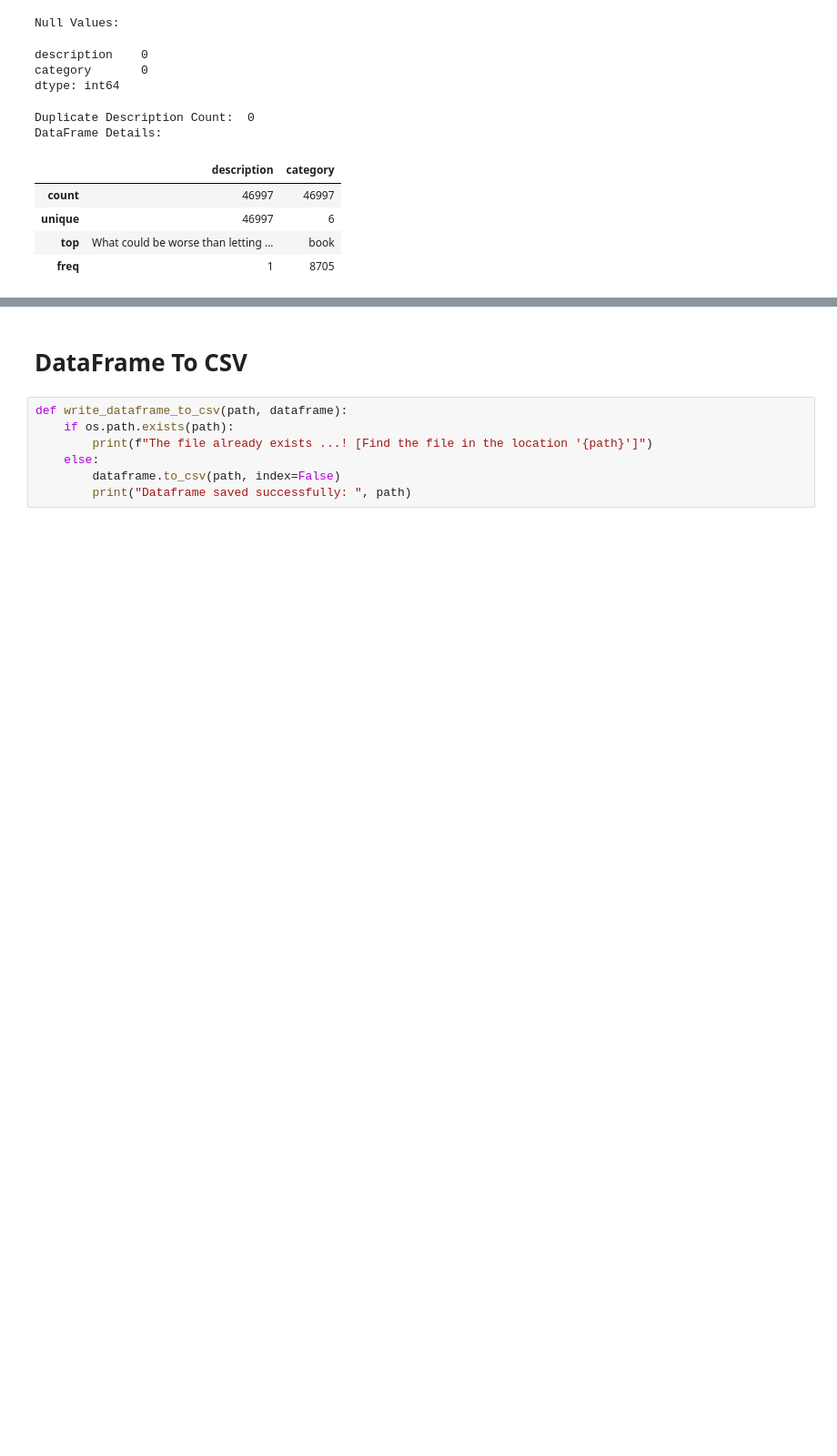
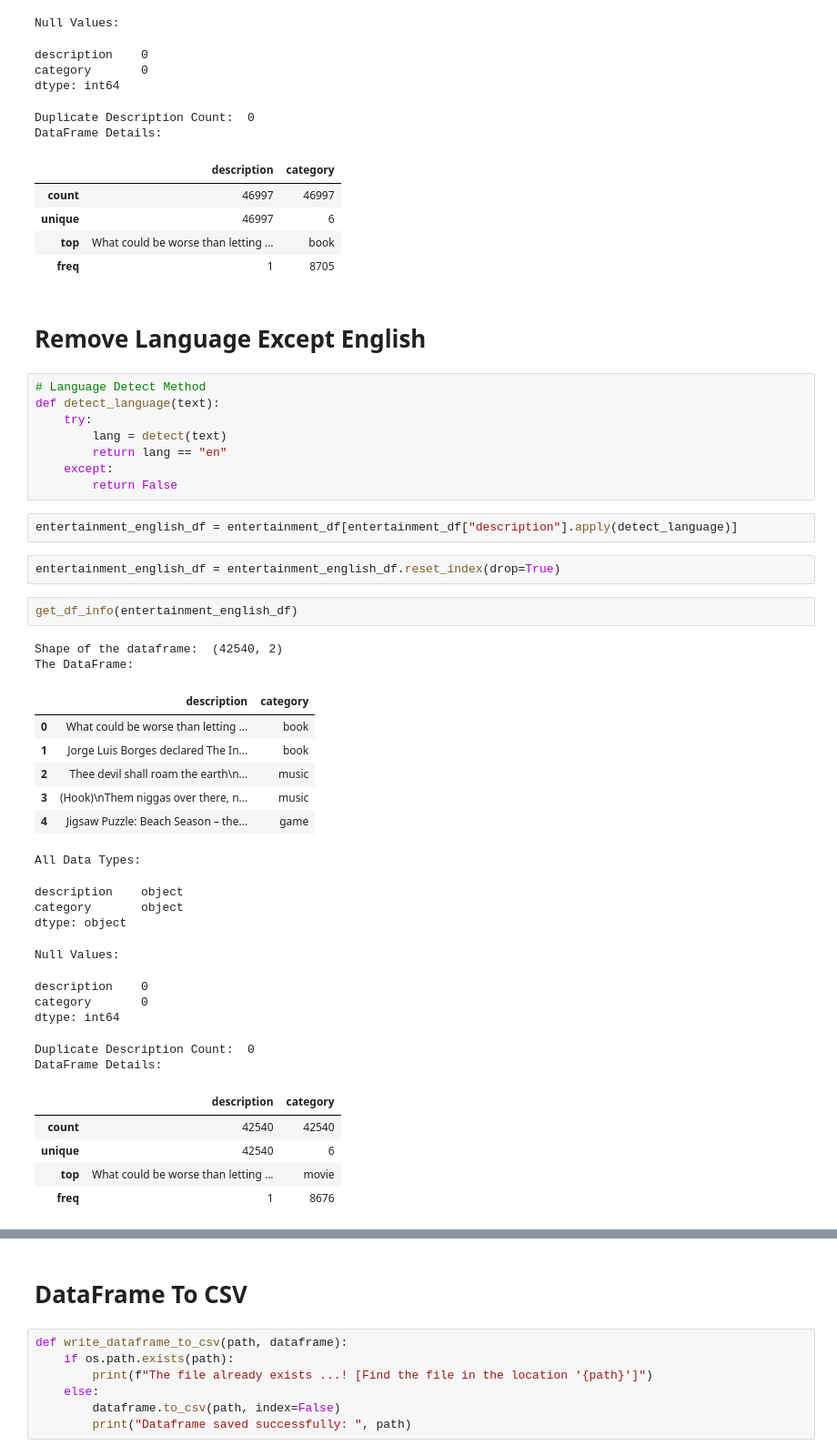
Before and after one commit to MYTE21/Entertainment.Valley, a Jupyter notebook: notebooks/category_classification/category_preparation.ipynb, the cells around one changed output, grey strips where cells are left out. Shown: that part at 91% size. Drawn from its saved outputs; the diff is of its cells as text; blank space fills up the shorter version.

Commit message:
entertainment category

```diff
--- a/notebooks/category_classification/category_preparation.ipynb
+++ b/notebooks/category_classification/category_preparation.ipynb
@@ -315,3 +319,43 @@ DataFrame Details:
 | unique | 46997 | 6 |
 | top | What could be worse than letting ... | book |
 | freq | 1 | 8705 |
+# %% [markdown]
+# Remove Language Except English
+# %%
+# Language Detect Method
+def detect_language(text):
+    try:
+        lang = detect(text)
+        return lang == "en"
+    except:
+        return False
+# %%
+entertainment_english_df = entertainment_df[entertainment_df["description"].apply(detect_language)]
+# %%
+entertainment_english_df = entertainment_english_df.reset_index(drop=True)
+# %%
+get_df_info(entertainment_english_df)
+# %% [output]
+Shape of the dataframe:  (42540, 2)
+The DataFrame:
+|  | description | category |
+| 0 | What could be worse than letting ... | book |
+| 1 | Jorge Luis Borges declared The In... | book |
+| 2 | Thee devil shall roam the earth\n... | music |
+| 3 | (Hook)\nThem niggas over there, n... | music |
+| 4 | Jigsaw Puzzle: Beach Season – the... | game |
+All Data Types:
+description    object
+category       object
+dtype: object
+Null Values:
+description    0
+category       0
+dtype: int64
+Duplicate Description Count:  0
+DataFrame Details:
+|  | description | category |
+| count | 42540 | 42540 |
+| unique | 42540 | 6 |
+| top | What could be worse than letting ... | movie |
+| freq | 1 | 8676 |
```
Also changed, not shown: parts of 12 cells of this notebook, 4 other files.
